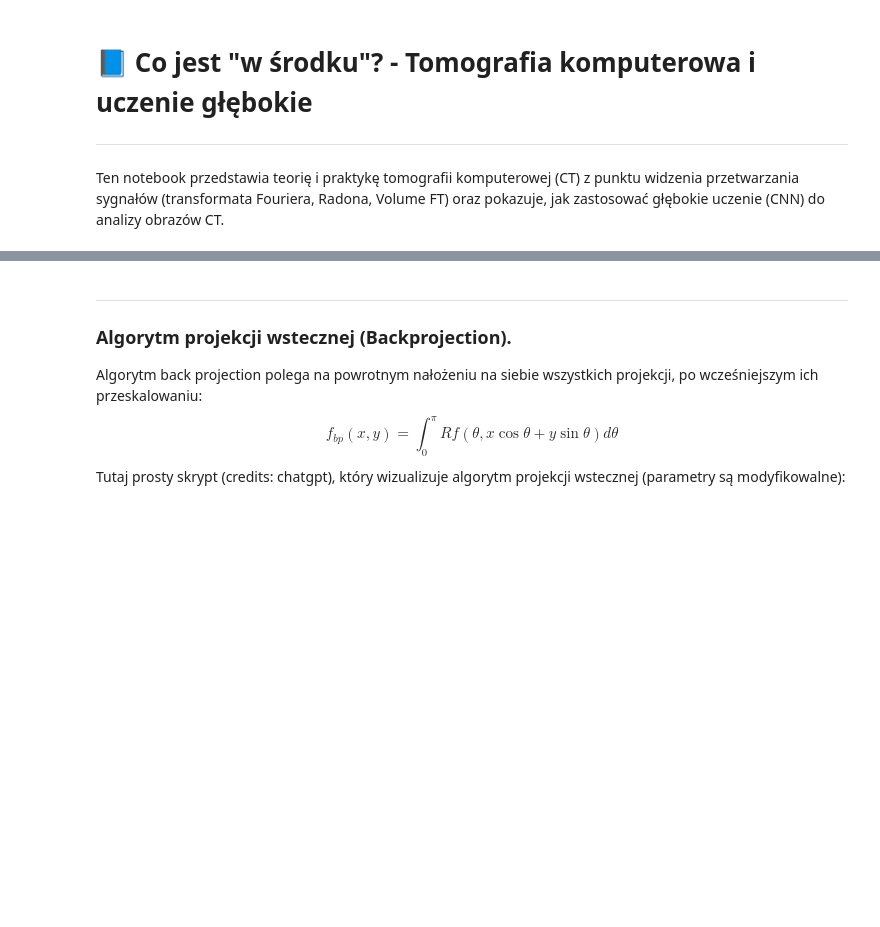
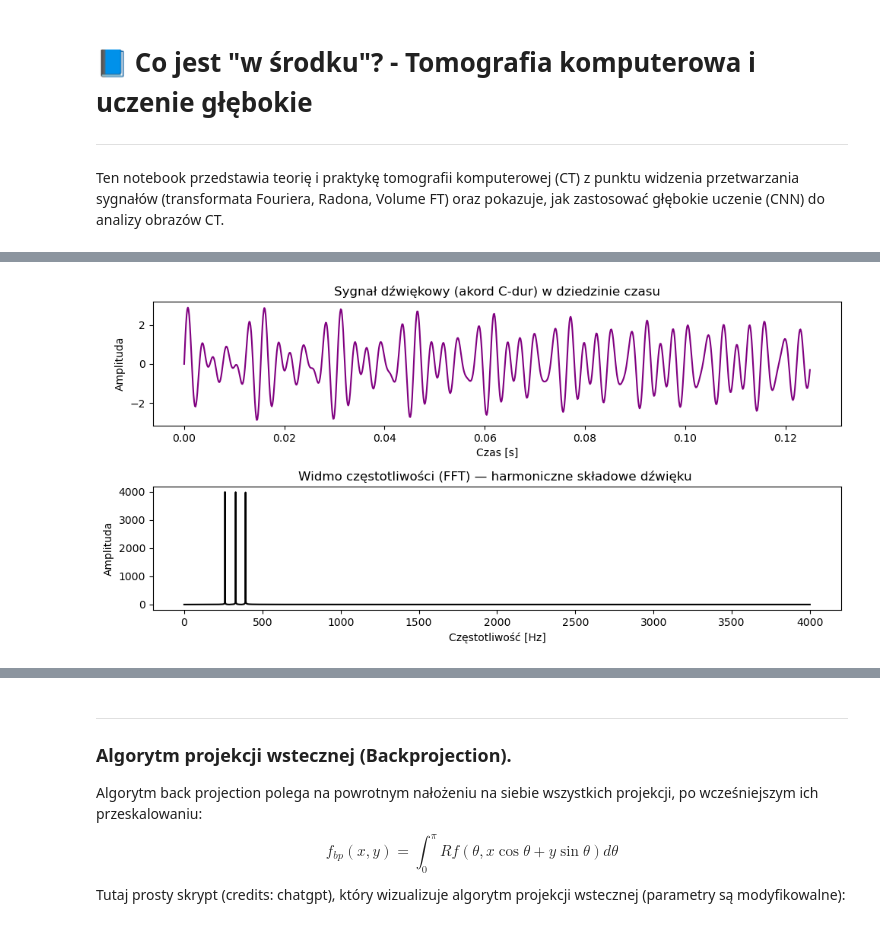
Before and after one commit to FBI223/TOMOGRAFIA_UCZENIE_GLEBOKICH, a Jupyter notebook: LOCAL/notebook.ipynb, the cells around one changed output, grey strips where cells are left out. Saved outputs shown, nothing was run; the diff lists cells and outputs as text; code cells hidden in the pictures; blank space fills up the shorter version.

```diff
--- a/LOCAL/notebook.ipynb
+++ b/LOCAL/notebook.ipynb
@@ -193,0 +277,27 @@ W uproszczeniu:
+# %%
+import numpy as np
+import matplotlib.pyplot as plt
+
+fs = 8000
+t = np.linspace(0, 1, fs)
+# akord C-dur: C (261 Hz), E (329 Hz), G (392 Hz)
+signal = np.sin(2*np.pi*261*t) + np.sin(2*np.pi*329*t) + np.sin(2*np.pi*392*t)
+
+# FFT
+X = np.fft.fft(signal)
+freq = np.fft.fftfreq(len(t), 1/fs)
+
+plt.figure(figsize=(10,5))
+plt.subplot(2,1,1)
+plt.plot(t[:1000], signal[:1000], color='purple')
+plt.title("Sygnał dźwiękowy (akord C-dur) w dziedzinie czasu")
+plt.xlabel("Czas [s]"); plt.ylabel("Amplituda")
+
+plt.subplot(2,1,2)
+plt.plot(freq[:len(freq)//2], np.abs(X)[:len(X)//2], color='black')
+plt.title("Widmo częstotliwości (FFT) — harmoniczne składowe dźwięku ")
+plt.xlabel("Częstotliwość [Hz]"); plt.ylabel("Amplituda")
+plt.tight_layout()
+plt.show()
+# %% [output]
+[figure, added]
```
Also changed, not shown: parts of 13 cells of this notebook, 10 other files.
